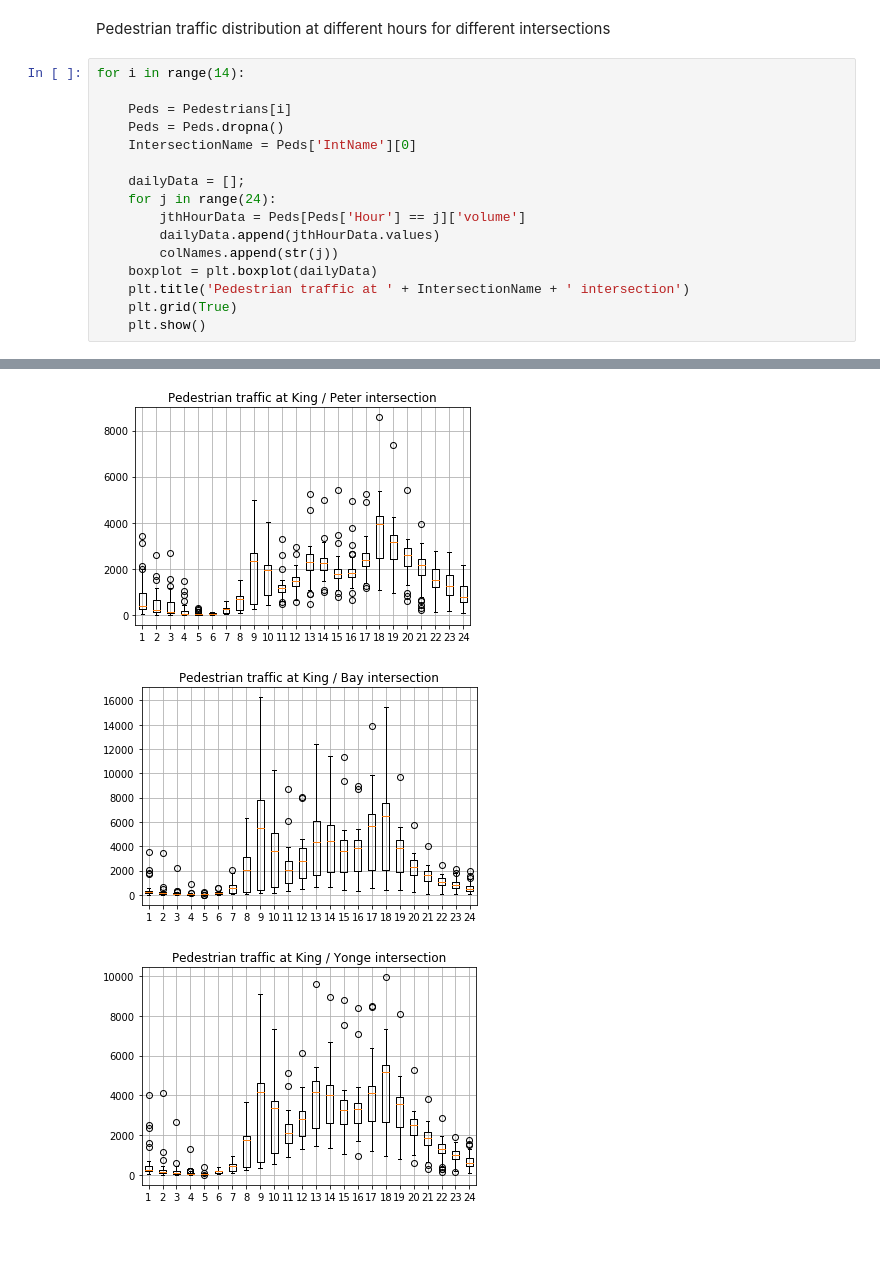
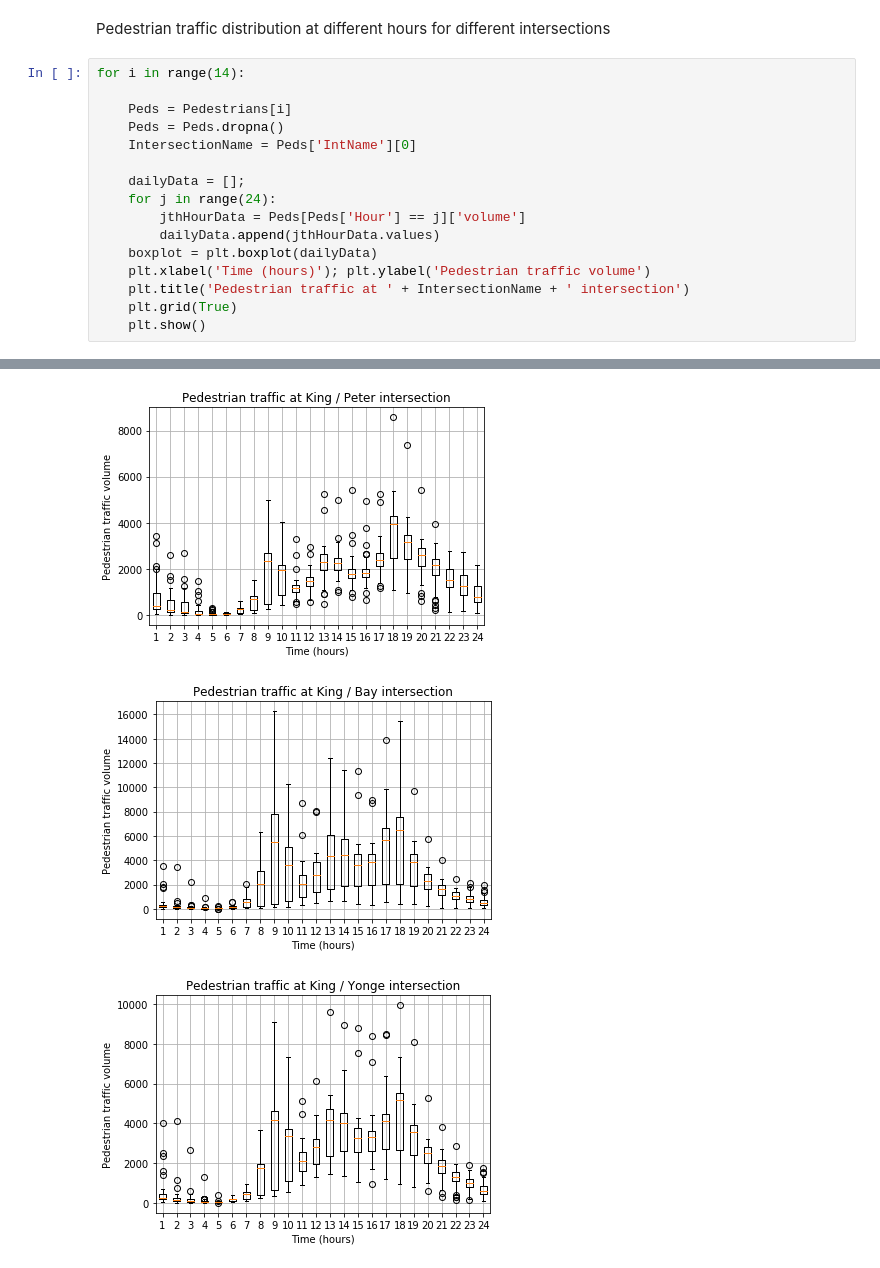
Before and after one commit to kojosarfo/InsightProject, a Jupyter notebook: notebooks/IllustrativePlots.ipynb, the cells around one changed output, grey strips where cells are left out. Saved outputs shown, nothing was run; the diff lists cells and outputs as text; blank space fills up the shorter version.

```diff
--- a/notebooks/IllustrativePlots.ipynb
+++ b/notebooks/IllustrativePlots.ipynb
@@ -90,8 +90,8 @@ for i in range(14):
     for j in range(24):
         jthHourData = Peds[Peds['Hour'] == j]['volume']
         dailyData.append(jthHourData.values)
-        colNames.append(str(j))
     boxplot = plt.boxplot(dailyData)
+    plt.xlabel('Time (hours)'); plt.ylabel('Pedestrian traffic volume')
     plt.title('Pedestrian traffic at ' + IntersectionName + ' intersection')
     plt.grid(True)
     plt.show()
@@ -103,3 +103,3 @@ for i in range(14):
-[figure, old version]
+[figure, new version]
-[figure, old version]
+[figure, new version]
-[figure, old version]
+[figure, new version]
```
Also changed, not shown: parts of 5 cells of this notebook, 2 other files.
